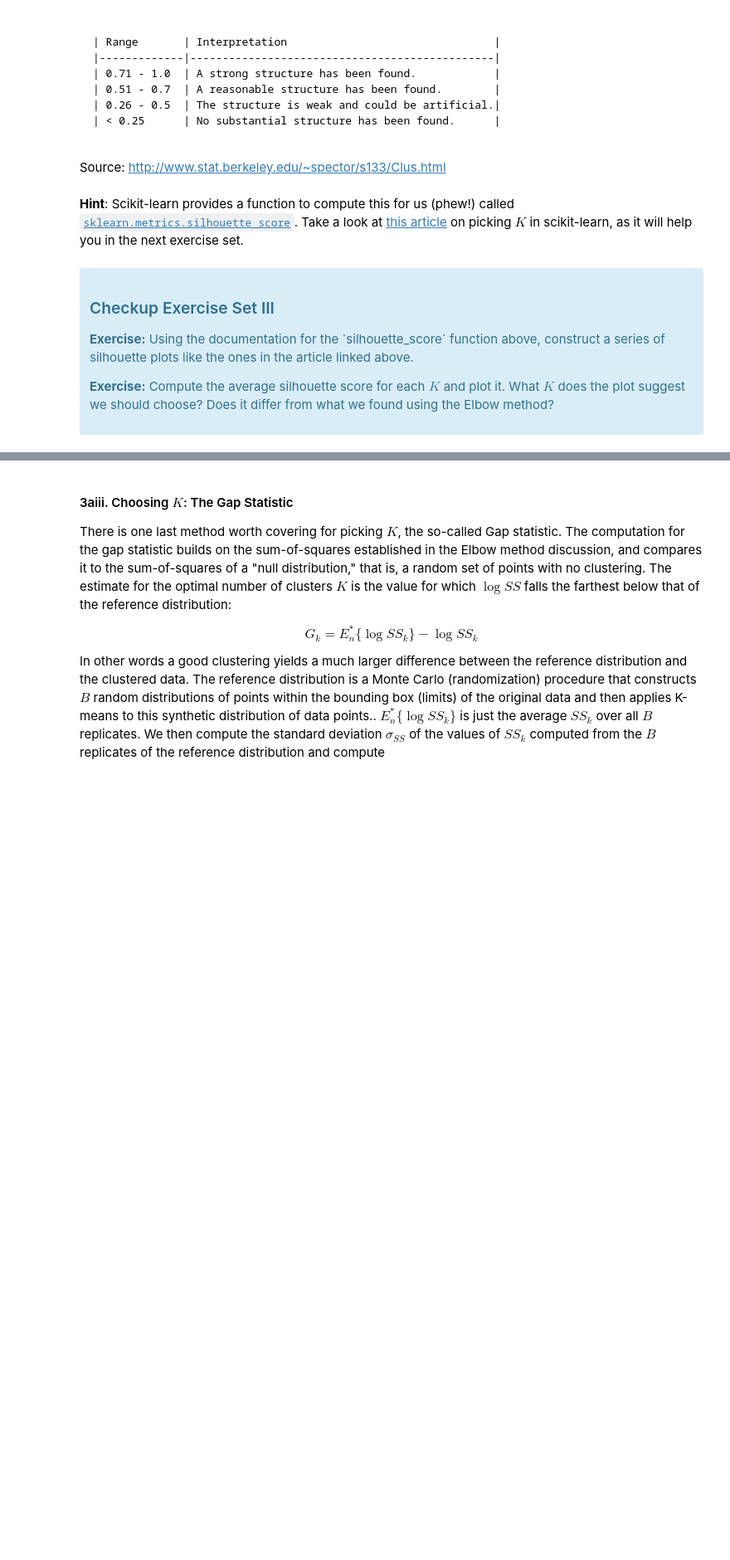
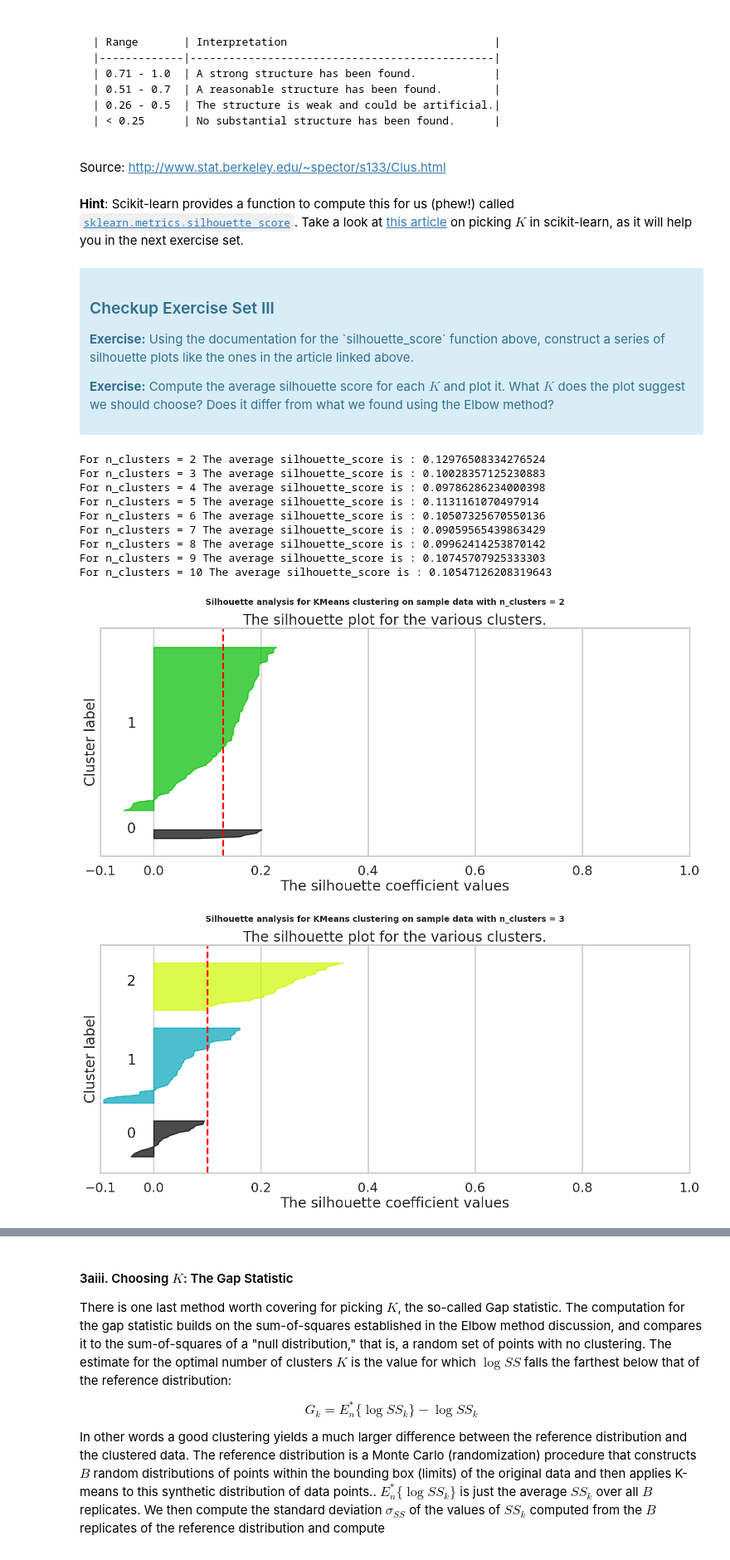
Before and after one commit to blue-santa/sprinboard-data-science-2026, a Jupyter notebook: 15-unsupervised-learning/06-principal-component-analysis/Clustering Case Study - Customer Segmentation with K-Means - Tier 3.ipynb, the cells around one changed output, grey strips where cells are left out. Shown at 83% size. Drawn from its saved outputs; the diff is of its cells as text; code cells hidden in the pictures; blank space fills up the shorter version.

```diff
--- a/15-unsupervised-learning/06-principal-component-analysis/Clustering Case Study - Customer Segmentation with K-Means - Tier 3.ipynb
+++ b/15-unsupervised-learning/06-principal-component-analysis/Clustering Case Study - Customer Segmentation with K-Means - Tier 3.ipynb
@@ -203,7 +204,7 @@ range_n_clusters = range(2, 11)
 # %%
 for n_clusters in range_n_clusters:
     # Create a subplot with 1 row and 2 columns
-    fig, (ax1, ax2) = plt.subplots(1, 2)
+    fig, (ax1) = plt.subplots(1, 1)
     fig.set_size_inches(18, 7)
 
     # The 1st subplot is the silhouette plot
@@ -282,30 +283,43 @@ for n_clusters in range_n_clusters:
     centers = clusterer.cluster_centers_
 
     """
     # Draw white circles at cluster centers
     ax2.scatter(
         centers[:, 0],
         centers[:, 1],
         marker="o",
         c="white",
         alpha=1,
         s=200,
         edgecolor="k",
     )
 
     for i, c in enumerate(centers):
         ax2.scatter(c[0], c[1], marker="$%d$" % i, alpha=1, s=50, edgecolor="k")
 
     ax2.set_title("The visualization of the clustered data.")
     ax2.set_xlabel("Feature space for the 1st feature")
     ax2.set_ylabel("Feature space for the 2nd feature")
     """
 
     plt.suptitle(
         "Silhouette analysis for KMeans clustering on sample data with n_clusters = %d"
         % n_clusters,
         fontsize=14,
         fontweight="bold",
     )
 
+plt.savefig(f'silhouette_k{n_clusters}.png')
 plt.show()
+# %% [output]
+For n_clusters = 2 The average silhouette_score is : 0.12976508334276524
+For n_clusters = 3 The average silhouette_score is : 0.10028357125230883
+For n_clusters = 4 The average silhouette_score is : 0.09786286234000398
+For n_clusters = 5 The average silhouette_score is : 0.1131161070497914
+For n_clusters = 6 The average silhouette_score is : 0.10507325670550136
+For n_clusters = 7 The average silhouette_score is : 0.09059565439863429
+For n_clusters = 8 The average silhouette_score is : 0.09962414253870142
+For n_clusters = 9 The average silhouette_score is : 0.10745707925333303
+For n_clusters = 10 The average silhouette_score is : 0.10547126208319643
+[figure, added]
+[figure, added]
```
Also changed, not shown: parts of 3 cells of this notebook, 1 other file.
